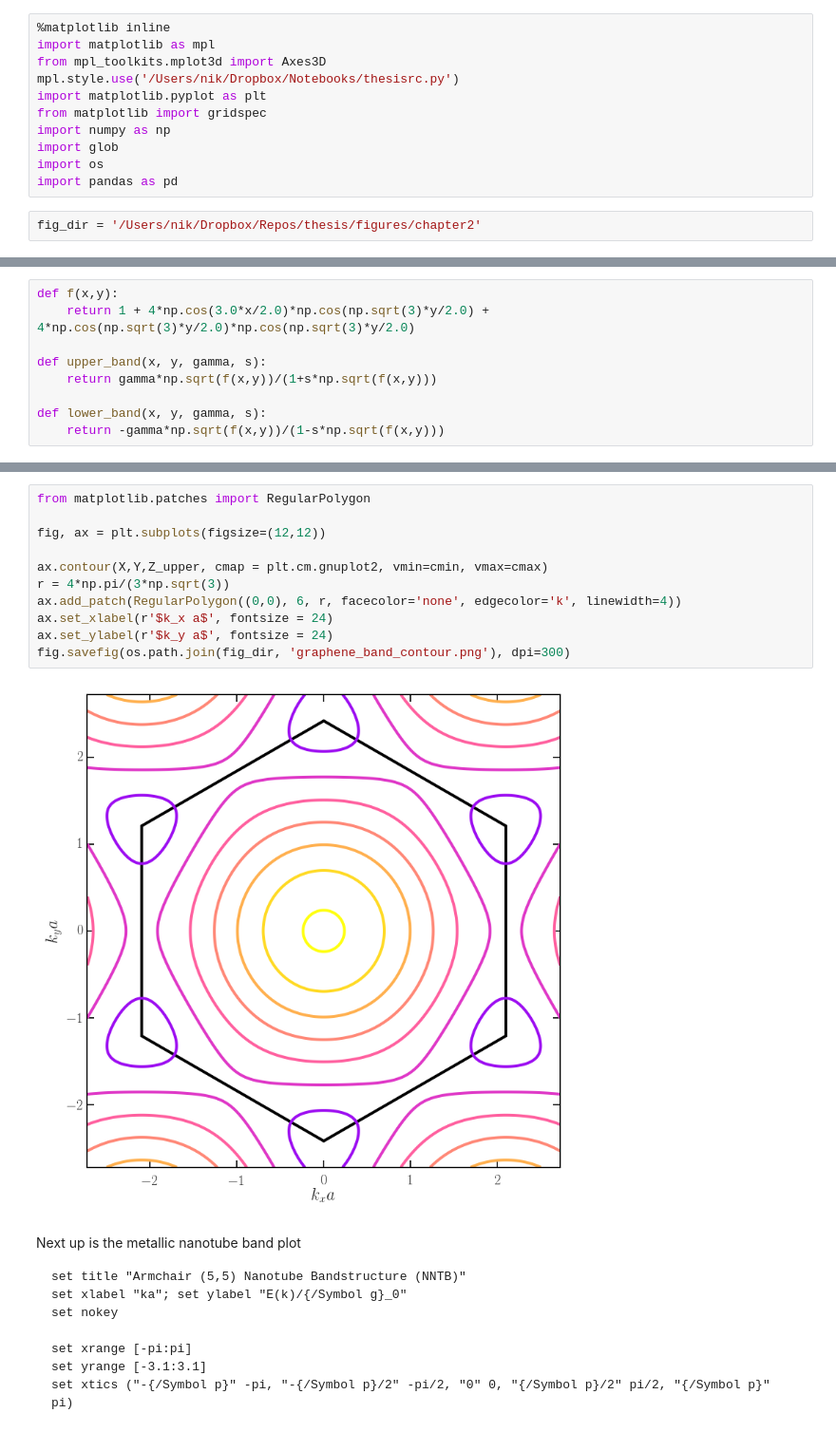
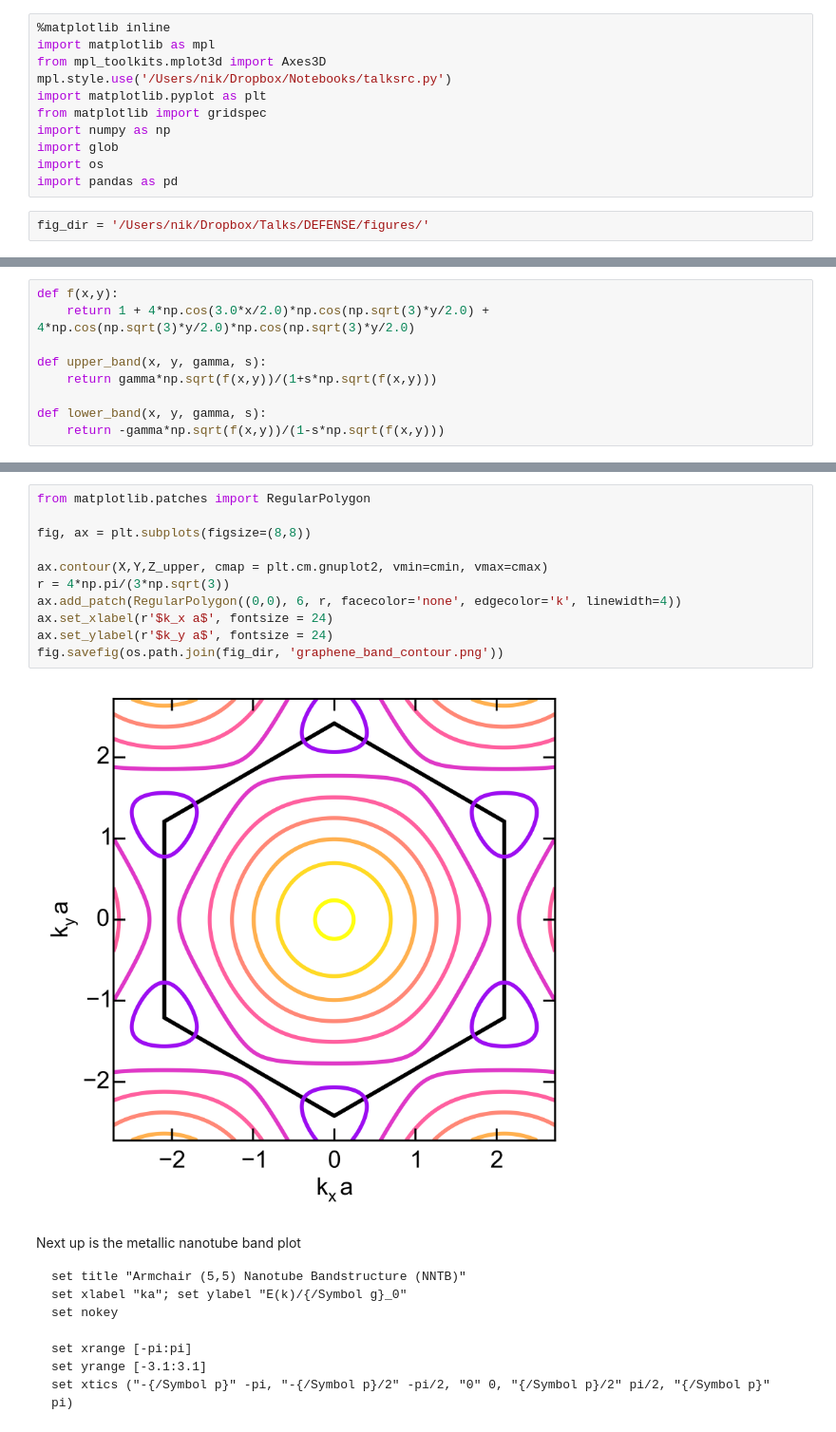
Before and after one commit to nikhartman/notebooks, a Jupyter notebook: bandstructure_plots.ipynb, the cells around one changed output, grey strips where cells are left out. Shown at 95% size. Drawn from its saved outputs; the diff is of its cells as text.

```diff
--- a/bandstructure_plots.ipynb
+++ b/bandstructure_plots.ipynb
@@ -2,7 +2,7 @@
 %matplotlib inline
 import matplotlib as mpl
 from mpl_toolkits.mplot3d import Axes3D
-mpl.style.use('/Users/nik/Dropbox/Notebooks/thesisrc.py')
+mpl.style.use('/Users/nik/Dropbox/Notebooks/talksrc.py')
 import matplotlib.pyplot as plt
 from matplotlib import gridspec
 import numpy as np
@@ -10,7 +10,7 @@ import glob
 import os
 import pandas as pd
 # %%
-fig_dir = '/Users/nik/Dropbox/Repos/thesis/figures/chapter2'
+fig_dir = '/Users/nik/Dropbox/Talks/DEFENSE/figures/'
 # %% [markdown]
 Recreating some old plots of graphene and carbon nanotube bandstructures so that they are readable.
 # %% [markdown]
@@ -92,16 +92,16 @@ fig.savefig(os.path.join(fig_dir, 'graphene_bands.png'), dpi=300)
 # %%
 from matplotlib.patches import RegularPolygon
 
-fig, ax = plt.subplots(figsize=(12,12))
+fig, ax = plt.subplots(figsize=(8,8))
 
 ax.contour(X,Y,Z_upper, cmap = plt.cm.gnuplot2, vmin=cmin, vmax=cmax)
 r = 4*np.pi/(3*np.sqrt(3))
 ax.add_patch(RegularPolygon((0,0), 6, r, facecolor='none', edgecolor='k', linewidth=4))
 ax.set_xlabel(r'$k_x a$', fontsize = 24)
 ax.set_ylabel(r'$k_y a$', fontsize = 24)
-fig.savefig(os.path.join(fig_dir, 'graphene_band_contour.png'), dpi=300)
+fig.savefig(os.path.join(fig_dir, 'graphene_band_contour.png'))
 # %% [output]
-[figure, old version]
+[figure, new version]
 # %% [markdown]
 Next up is the metallic nanotube band plot
 
```
Also changed, not shown: parts of 1 cell of this notebook, 1 other file.
